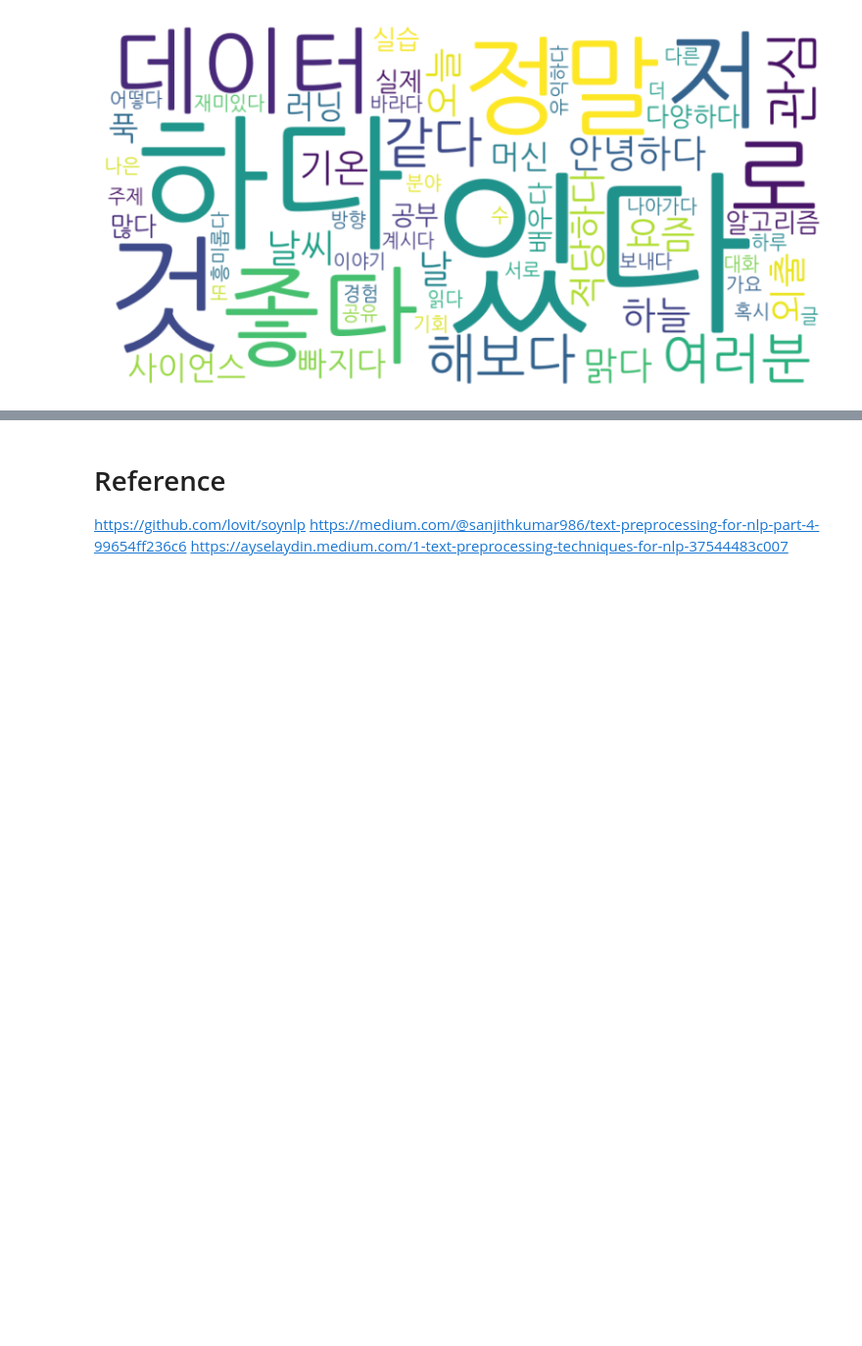
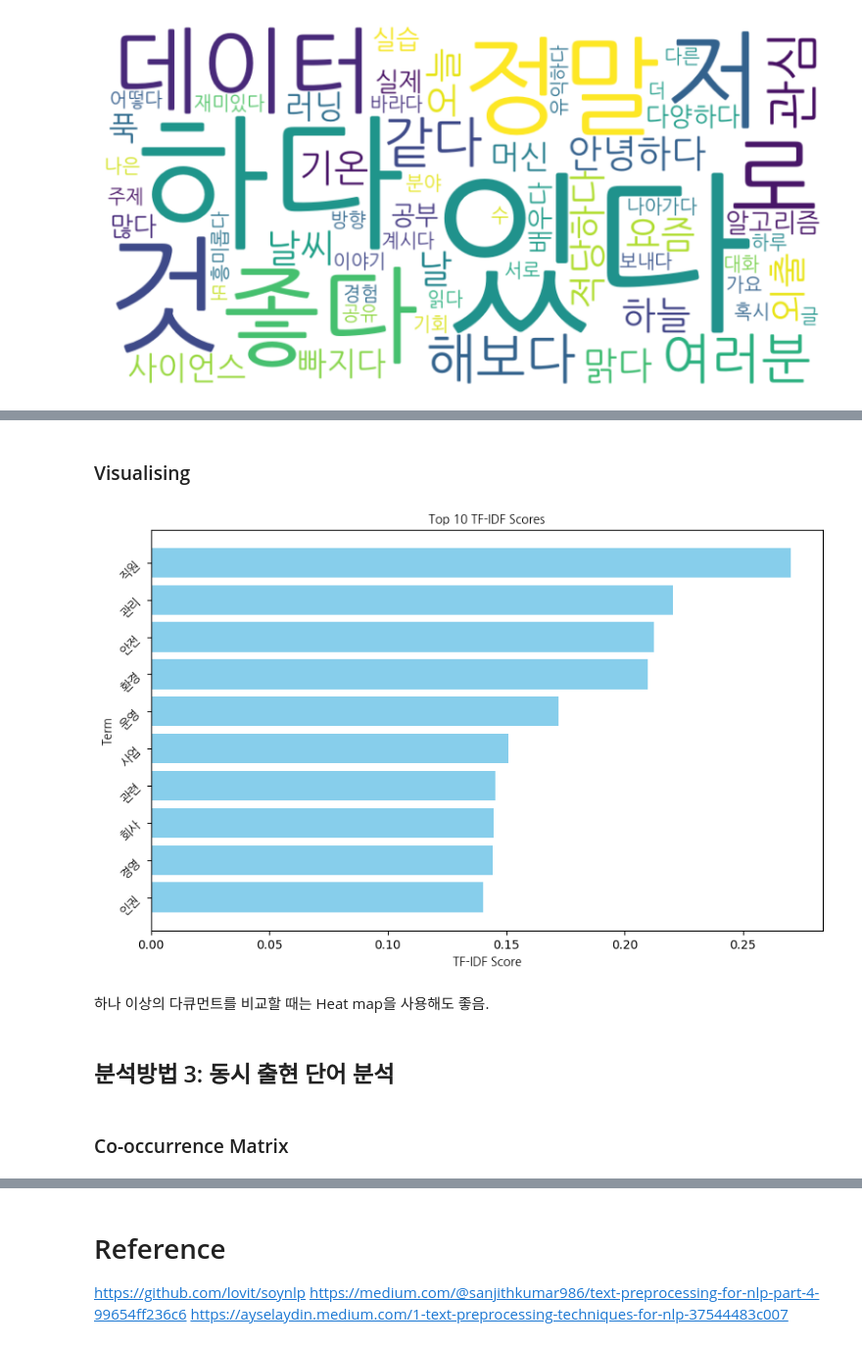
Before and after one commit to eunyhwang/MLforMarketing, a Jupyter notebook: Text_Mining.ipynb, the cells around one changed output, grey strips where cells are left out. Shown at 98% size. Saved outputs shown, nothing was run; the diff lists cells and outputs as text; code cells hidden in the pictures; blank space fills up the shorter version.

```diff
--- a/Text_Mining.ipynb
+++ b/Text_Mining.ipynb
@@ -650,0 +623,10 @@ from sklearn.decomposition import TruncatedSVD
+# %%
+file_path = 'preprocessed_words.txt'
+
+with open(file_path, 'r', encoding='utf-8') as file:
+    doc = file.read().strip()
+
+token_list = doc.split()
+# %%
+tf_idf_values = compute_tf_idf(token_list)
+print("TF-IDF Values:", tf_idf_values)
@@ -650,0 +639,9 @@ from sklearn.decomposition import TruncatedSVD
+# %%
+#filter out on a threshold
+
+threshold = 0.1  # Set your threshold value
+
+filtered_data = {word: value for word, value in tf_idf_values.items() if value > threshold}
+
+sorted_filtered_data = dict(sorted(filtered_data.items(), key=lambda x: x[1], reverse=True))
+sorted_filtered_data
@@ -650,0 +669,33 @@ from sklearn.decomposition import TruncatedSVD
+# %% [markdown]
+### Visualising
+# %%
+import matplotlib.pyplot as plt
+import matplotlib.font_manager as fm
+
+font_path = './NanumGothic.otf'  # Path to the UTF-8 supporting font
+font_prop = fm.FontProperties(fname=font_path)
+
+def plot_top_tfidf_terms(tf_idf_scores, top_n=10):
+    # Sort terms by their TF-IDF score and select top_n terms
+    sorted_scores = sorted(tf_idf_scores.items(), key=lambda x: x[1], reverse=True)[:top_n]
+    terms, scores = zip(*sorted_scores)
+
+    # Plot the terms and their TF-IDF scores
+    plt.figure(figsize=(10, 6))
+    plt.barh(terms, scores, color='skyblue')
+    plt.xlabel("TF-IDF Score", fontproperties=font_prop)
+    plt.ylabel("Term", fontproperties=font_prop)
+    plt.title(f"Top {top_n} TF-IDF Scores", fontproperties=font_prop)
+    plt.gca().invert_yaxis()  # Invert y-axis for highest score on top
+    plt.yticks(rotation=45, ha="right", fontproperties=font_prop)
+    plt.show()
+
+plot_top_tfidf_terms(sorted_filtered_data)
+# %% [output]
+[figure, added]
+# %% [markdown]
+하나 이상의 다큐먼트를 비교할 때는 Heat map을 사용해도 좋음.
+# %% [markdown]
+## 분석방법 3: 동시 출현 단어 분석
+# %% [markdown]
+### Co-occurrence Matrix
```
Also changed, not shown: parts of 80 cells of this notebook.
